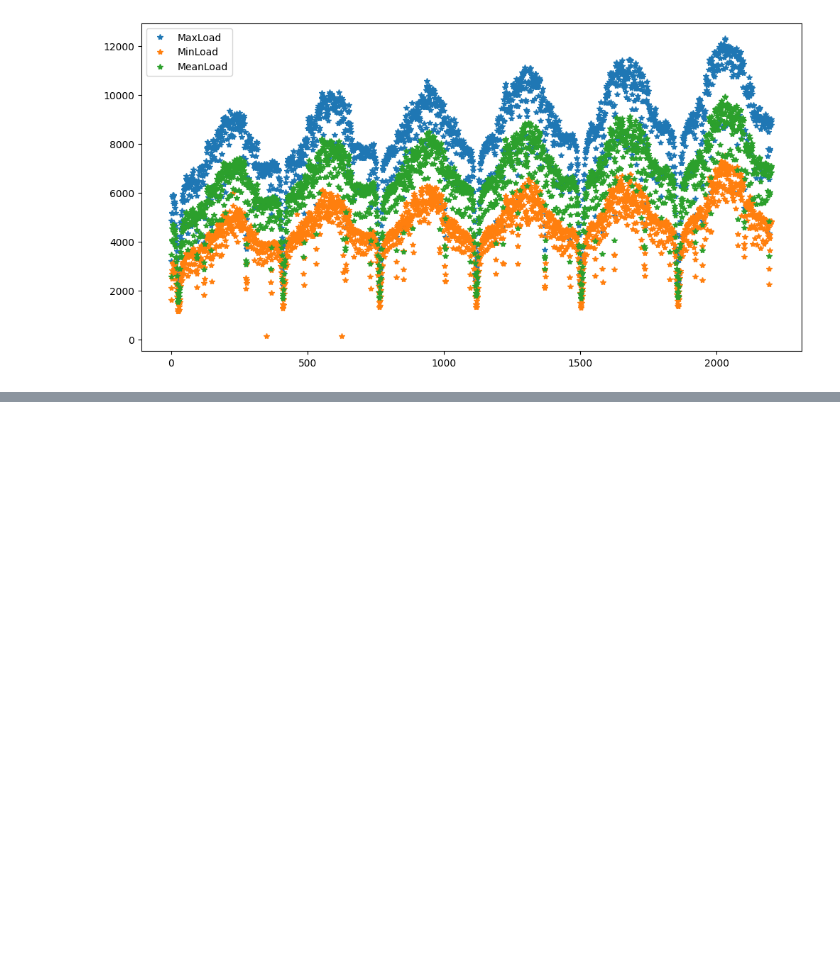
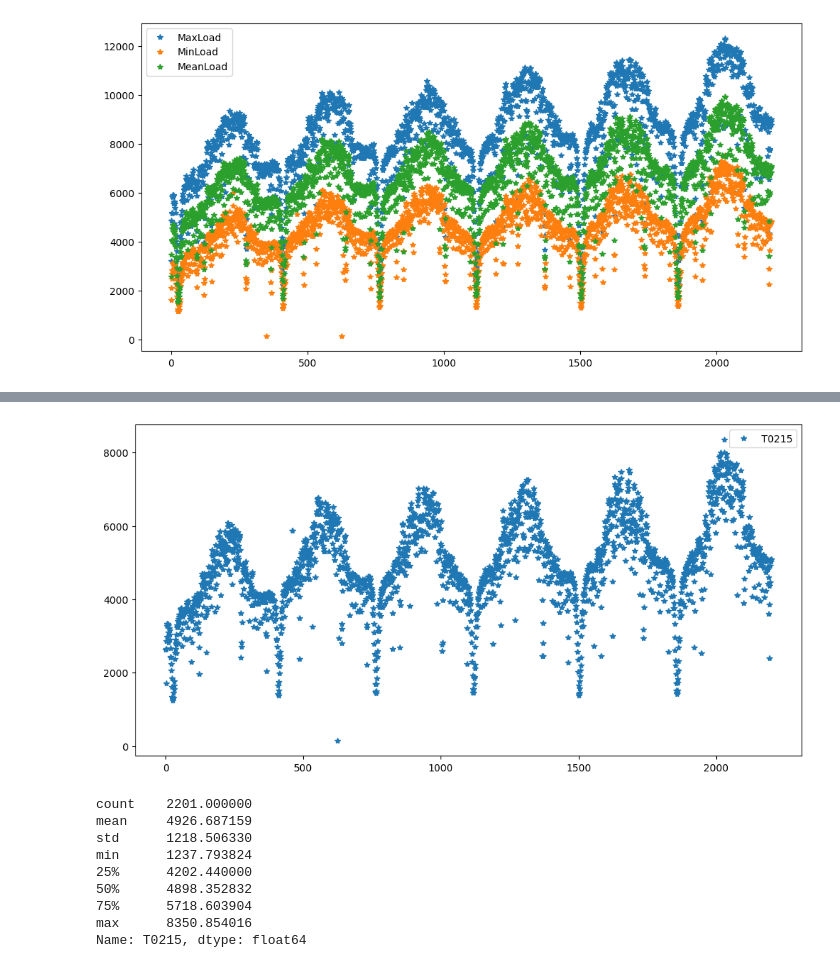
Before and after one commit to John-Chen92/Electricity_Load_Forecast, a Jupyter notebook: data_analyse.ipynb, the cells around one changed output, grey strips where cells are left out. Drawn from its saved outputs; the diff is of its cells as text; code cells hidden in the pictures; blank space fills up the shorter version.

```diff
--- a/data_analyse.ipynb
+++ b/data_analyse.ipynb
@@ -41,0 +60,23 @@ plt.show()
+# %%
+# 可以得出T0215~T0345，T1415，T1515存在异常值
+# 查看异常值列的具体数据
+data['T0215'].describe()
+# 画图
+plt.figure(figsize=(12, 6))
+plt.plot(data['T0215'], marker='*', linestyle='None', label='T0215')
+plt.legend()
+plt.show()
+# 将异常值替换为前一个值
+data['T0215'] = np.where(data['T0215'] < 1000, data['T0215'].shift(1), data['T0215'])
+data['T0215'].describe()
+# %% [output]
+[figure, added]
+count    2201.000000
+mean     4926.687159
+std      1218.506330
+min      1237.793824
+25%      4202.440000
+50%      4898.352832
+75%      5718.603904
+max      8350.854016
+Name: T0215, dtype: float64
```
Also changed, not shown: parts of 9 cells of this notebook, 3 other files.
